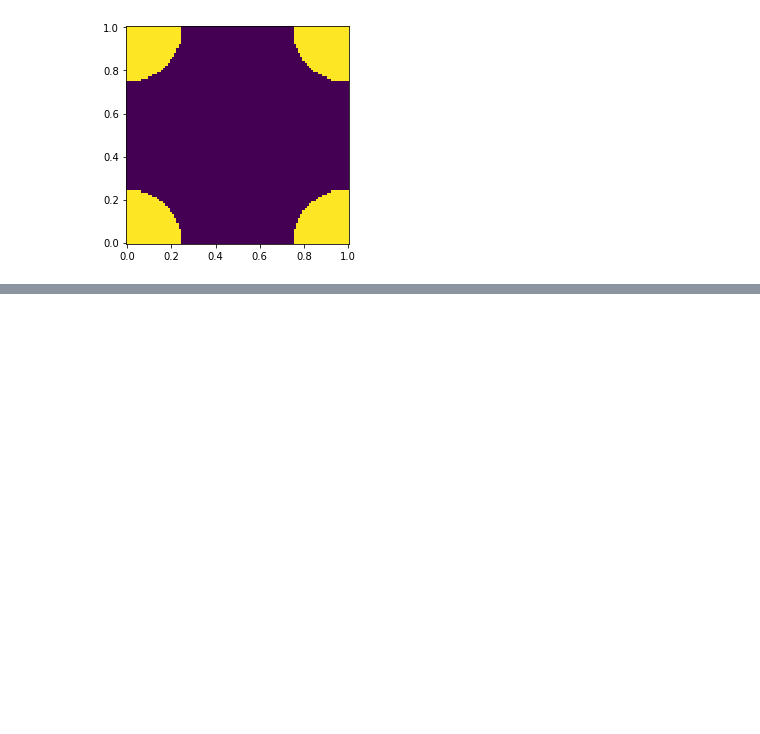
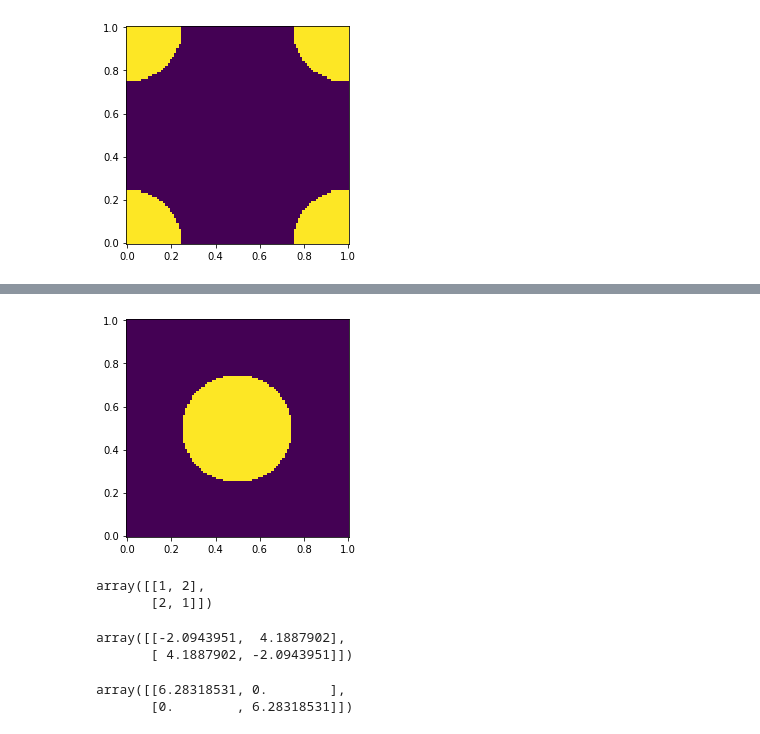
Before and after one commit to markus7800/VoxelNet, a Jupyter notebook: voxelization.ipynb, the cells around one changed output, grey strips where cells are left out. Drawn from its saved outputs; the diff is of its cells as text; code cells hidden in the pictures; blank space fills up the shorter version.

```diff
--- a/voxelization.ipynb
+++ b/voxelization.ipynb
@@ -422,3 +422,21 @@ plt.show()
+# %%
+def spheres(r, v):
+    x = v[0]
+    y = v[1]
+
+    cx = np.round(x)
+    cy = np.round(y)
+
+    if (x-cx)**2 + (y-cy)**2 < r**2:
+        return 1.
+    else:
+        return 0.
+
+def get_spheres_field(r, offset):
+    def F(v):
+        v += offset
+        return spheres(r, v)
+    return F
 # %%
 def onesphere2(v):
     x = v[0]
@@ -533,0 +582,24 @@ plt.show()
+# %%
+xi, sr = bravais_lattice(get_spheres_field(0.25, np.array([0.5,0.5])), A)
+plt.figure(figsize=(4,4))
+plt.pcolormesh(xi, xi, sr, shading='auto')
+plt.show()
+# %% [output]
+[figure, added]
+# %%
+C = np.array([[1,2], [2,1]])
+C
+# %% [output]
+array([[1, 2],
+       [2, 1]])
+# %%
+B = 2*np.pi * np.linalg.inv(C).T
+B
+# %% [output]
+array([[-2.0943951,  4.1887902],
+       [ 4.1887902, -2.0943951]])
+# %%
+C.T.dot(B)
+# %% [output]
+array([[6.28318531, 0.        ],
+       [0.        , 6.28318531]])
```
Also changed, not shown: parts of 8 cells of this notebook.
